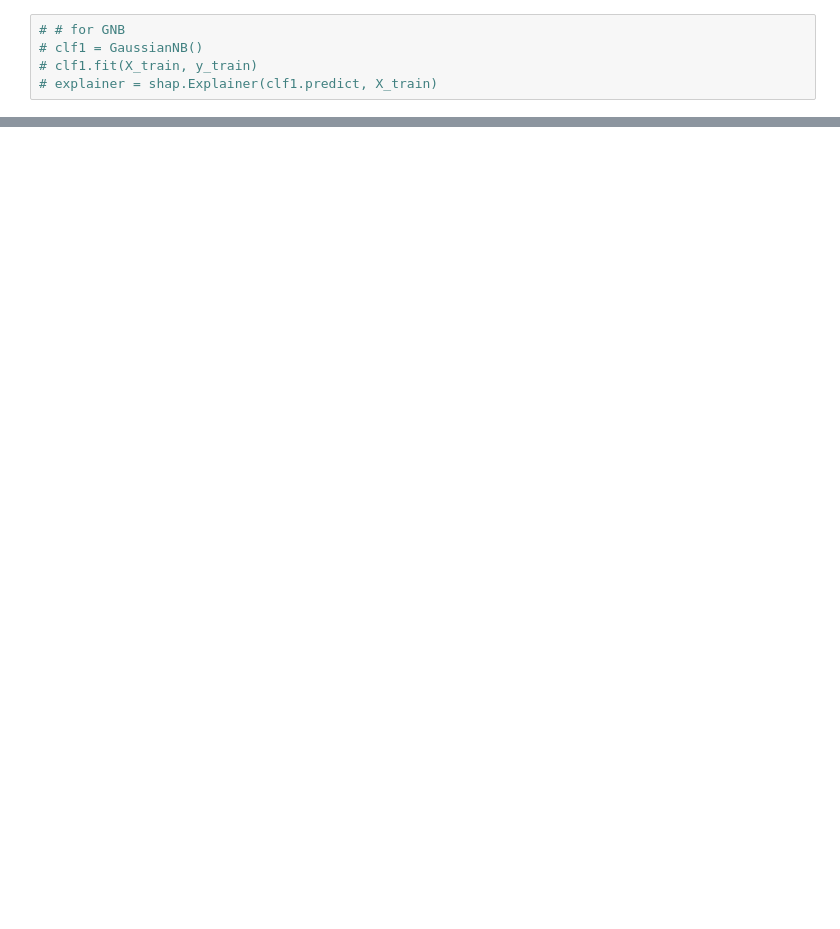
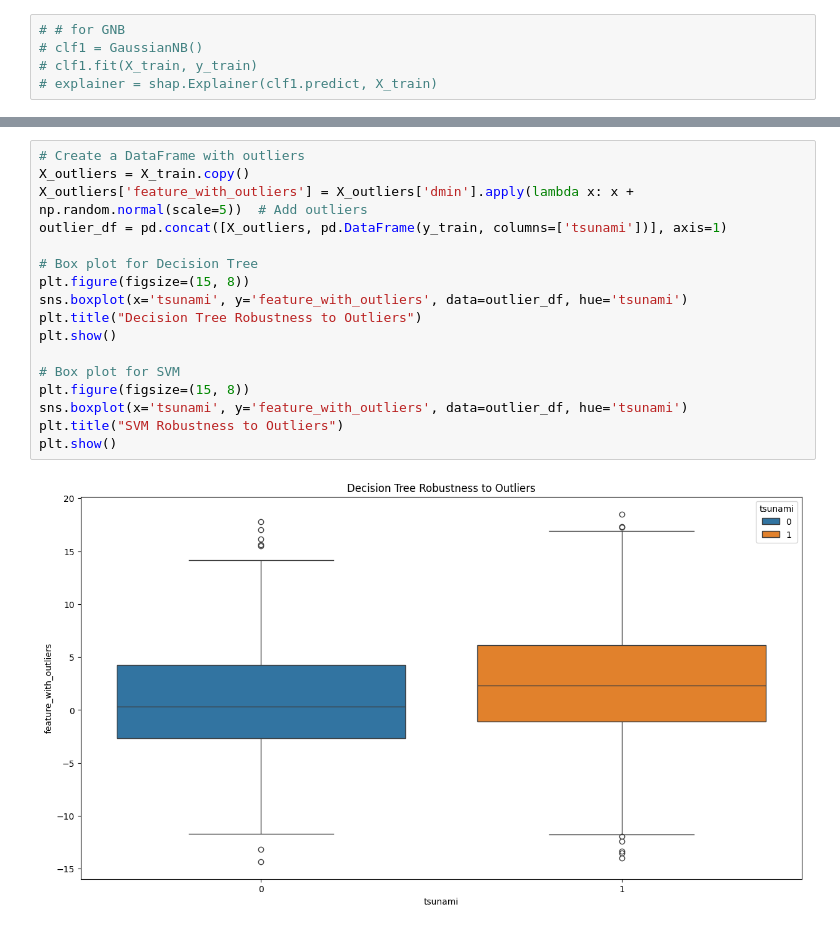
Before and after one commit to hopeiseverywhere/5002-final-proj, a Jupyter notebook: model.ipynb, the cells around one changed output, grey strips where cells are left out. Drawn from its saved outputs; the diff is of its cells as text; blank space fills up the shorter version.

```diff
--- a/model.ipynb
+++ b/model.ipynb
@@ -570,0 +678,19 @@ shap.summary_plot(shap_values[0], X_test)
+# %%
+# Create a DataFrame with outliers
+X_outliers = X_train.copy()
+X_outliers['feature_with_outliers'] = X_outliers['dmin'].apply(lambda x: x + np.random.normal(scale=5))  # Add outliers
+outlier_df = pd.concat([X_outliers, pd.DataFrame(y_train, columns=['tsunami'])], axis=1)
+
+# Box plot for Decision Tree
+plt.figure(figsize=(15, 8))
+sns.boxplot(x='tsunami', y='feature_with_outliers', data=outlier_df, hue='tsunami')
+plt.title("Decision Tree Robustness to Outliers")
+plt.show()
+
+# Box plot for SVM
+plt.figure(figsize=(15, 8))
+sns.boxplot(x='tsunami', y='feature_with_outliers', data=outlier_df, hue='tsunami')
+plt.title("SVM Robustness to Outliers")
+plt.show()
+# %% [output]
+[figure, added]
```
Also changed, not shown: parts of 18 cells of this notebook.
